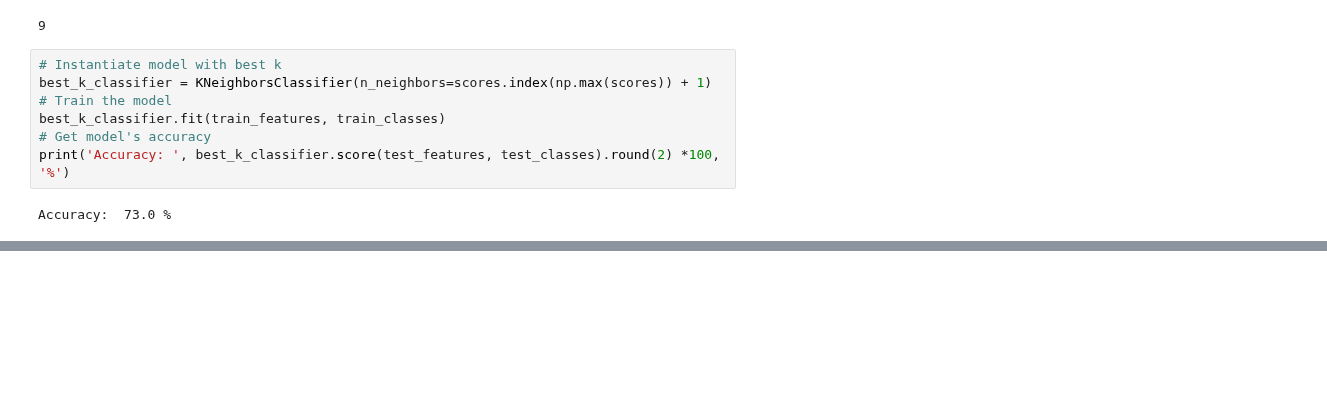
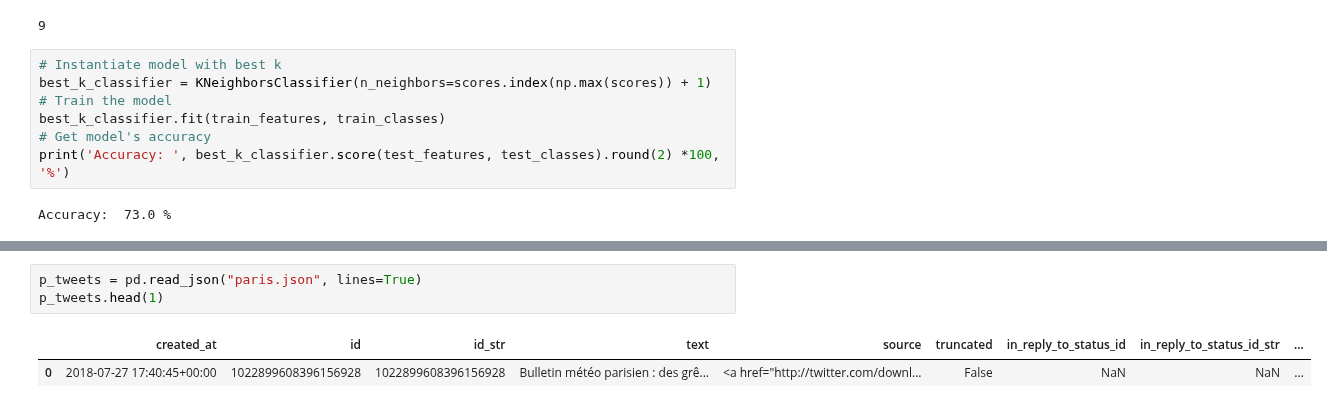
Before and after one commit to jadidaniel/jupyter-notebooks, a Jupyter notebook: ml/suprvised_learning/k_nearest_neighbours/twitter_classification.ipynb, the cells around one changed output, grey strips where cells are left out. Drawn from its saved outputs; the diff is of its cells as text; blank space fills up the shorter version.

```diff
--- a/ml/suprvised_learning/k_nearest_neighbours/twitter_classification.ipynb
+++ b/ml/suprvised_learning/k_nearest_neighbours/twitter_classification.ipynb
@@ -330,0 +385,6 @@ Result: We have trained our classifier using features that potentially could inf
+# %%
+p_tweets = pd.read_json("paris.json", lines=True)
+p_tweets.head(1)
+# %% [output]
+|  | created_at | id | id_str | text | source | truncated | in_reply_to_status_id | in_reply_to_status_id_str | ... |
+| 0 | 2018-07-27 17:40:45+00:00 | 1022899608396156928 | 1022899608396156928 | Bulletin météo parisien : des grê... | <a href="http://twitter.com/downl... | False | NaN | NaN | ... |
```
Also changed, not shown: parts of 44 cells of this notebook, 2 other files.
